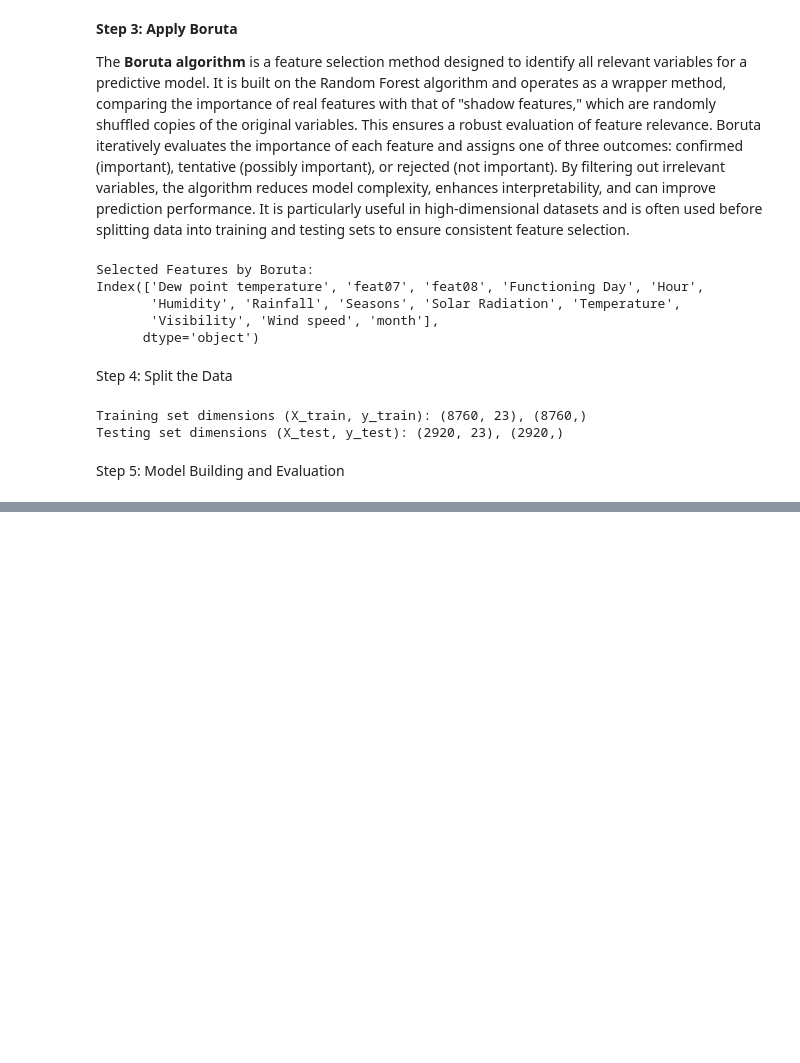
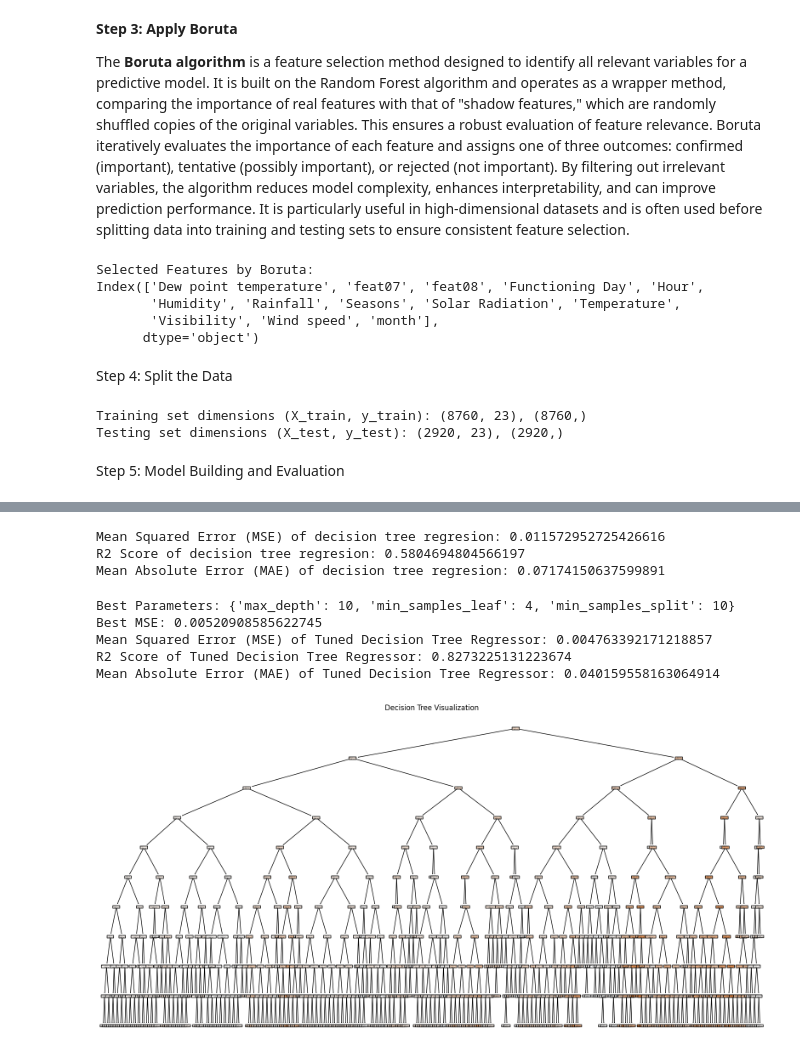
Before and after one commit to shokoufehnaseri/Seoul_Bike_Demand_Prediction, a Jupyter notebook: regression_vs.ipynb, the cells around one changed output, grey strips where cells are left out. Saved outputs shown, nothing was run; the diff lists cells and outputs as text; code cells hidden in the pictures; blank space fills up the shorter version.

Commit message:
modeling

```diff
--- a/regression_vs.ipynb
+++ b/regression_vs.ipynb
@@ -545,0 +698,80 @@ Step 5: Model Building and Evaluation
+# %%
+
+
+# train decision tree regresion
+tree_reg = DecisionTreeRegressor(max_depth=3, random_state=123)
+tree_reg.fit(X_train, y_train)
+# Predict and Evaluate
+y_pred_reg = tree_reg.predict(X_test)
+
+
+# Mean Squared Error
+mse = mean_squared_error(y_test, y_pred_reg)
+print("Mean Squared Error (MSE) of decision tree regresion:", mse)
+
+# R^2 Score
+r2 = r2_score(y_test, y_pred_reg)
+print("R2 Score of decision tree regresion:", r2)
+
+# Mean Absolute Error
+mae = mean_absolute_error(y_test, y_pred_reg)
+print("Mean Absolute Error (MAE) of decision tree regresion:", mae)
+# %% [output]
+Mean Squared Error (MSE) of decision tree regresion: 0.011572952725426616
+R2 Score of decision tree regresion: 0.5804694804566197
+Mean Absolute Error (MAE) of decision tree regresion: 0.07174150637599891
+# %%
+
+
+# Define the parameter grid
+param_grid = {
+    'max_depth': [3, 5, 10, None],
+    'min_samples_split': [2, 5, 10],
+    'min_samples_leaf': [1, 2, 4]
+}
+
+# Initialize the Decision Tree Regressor
+dt_regressor = DecisionTreeRegressor(random_state=42)
+
+# Perform Grid Search
+grid_search = GridSearchCV(estimator=dt_regressor, param_grid=param_grid, cv=5, scoring='neg_mean_squared_error')
+grid_search.fit(X_train, y_train)
+
+# Get the best parameters and score
+best_params = grid_search.best_params_
+best_model = grid_search.best_estimator_
+
+print("Best Parameters:", best_params)
+print("Best MSE:", -grid_search.best_score_)
+
+# Evaluate the tuned model on the test set
+
+y_pred_tuned = best_model.predict(X_test)
+
+# Mean Squared Error
+mse = mean_squared_error(y_test, y_pred_tuned)
+print("Mean Squared Error (MSE) of Tuned Decision Tree Regressor:", mse)
+
+# R^2 Score
+r2 = r2_score(y_test, y_pred_tuned)
+print("R2 Score of Tuned Decision Tree Regressor:", r2)
+
+# Mean Absolute Error
+mae = mean_absolute_error(y_test, y_pred_tuned)
+print("Mean Absolute Error (MAE) of Tuned Decision Tree Regressor:", mae)
+# %% [output]
+Best Parameters: {'max_depth': 10, 'min_samples_leaf': 4, 'min_samples_split': 10}
+Best MSE: 0.00520908585622745
+Mean Squared Error (MSE) of Tuned Decision Tree Regressor: 0.004763392171218857
+R2 Score of Tuned Decision Tree Regressor: 0.8273225131223674
+Mean Absolute Error (MAE) of Tuned Decision Tree Regressor: 0.040159558163064914
+# %%
+
+
+# Visualize the best decision tree
+plt.figure(figsize=(20, 10))
+plot_tree(best_model, feature_names=X.columns, filled=True, rounded=True)
+plt.title("Decision Tree Visualization")
+plt.show()
+# %% [output]
+[figure, added]
```
Also changed, not shown: parts of 29 cells of this notebook.
